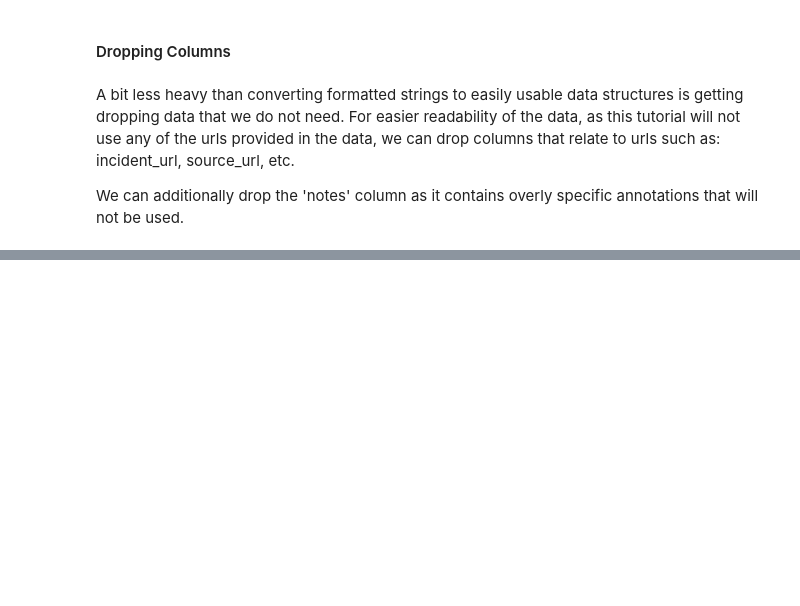
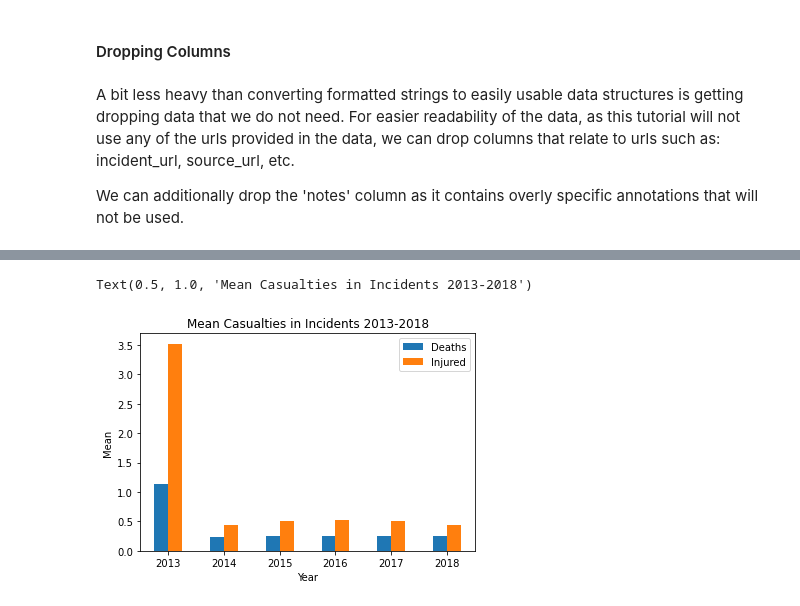
Before and after one commit to susanwen4no/susanwen4no.github.io, a Jupyter notebook: cmsc320/tutorial.ipynb, the cells around one changed output, grey strips where cells are left out. Cells and saved outputs as stored; diff of their text form; code cells hidden in the pictures; blank space fills up the shorter version.

```diff
--- a/cmsc320/tutorial.ipynb
+++ b/cmsc320/tutorial.ipynb
@@ -104,0 +253,13 @@ Although I currently drop this data, this does not mean that all remaining colum
+# %%
+# Aggregate values by year to mean
+annual_mean = df.groupby(['year']).mean()
+
+# Plot using pandas matplotlib barplot
+ax = annual_mean[['n_killed', 'n_injured']].plot.bar(rot=0)
+ax.legend(['Deaths', 'Injured'])
+ax.set_xlabel('Year')
+ax.set_ylabel('Mean')
+ax.set_title('Mean Casualties in Incidents 2013-2018')
+# %% [output]
+Text(0.5, 1.0, 'Mean Casualties in Incidents 2013-2018')
+[figure, added]
```
Also changed, not shown: parts of 75 cells of this notebook.
